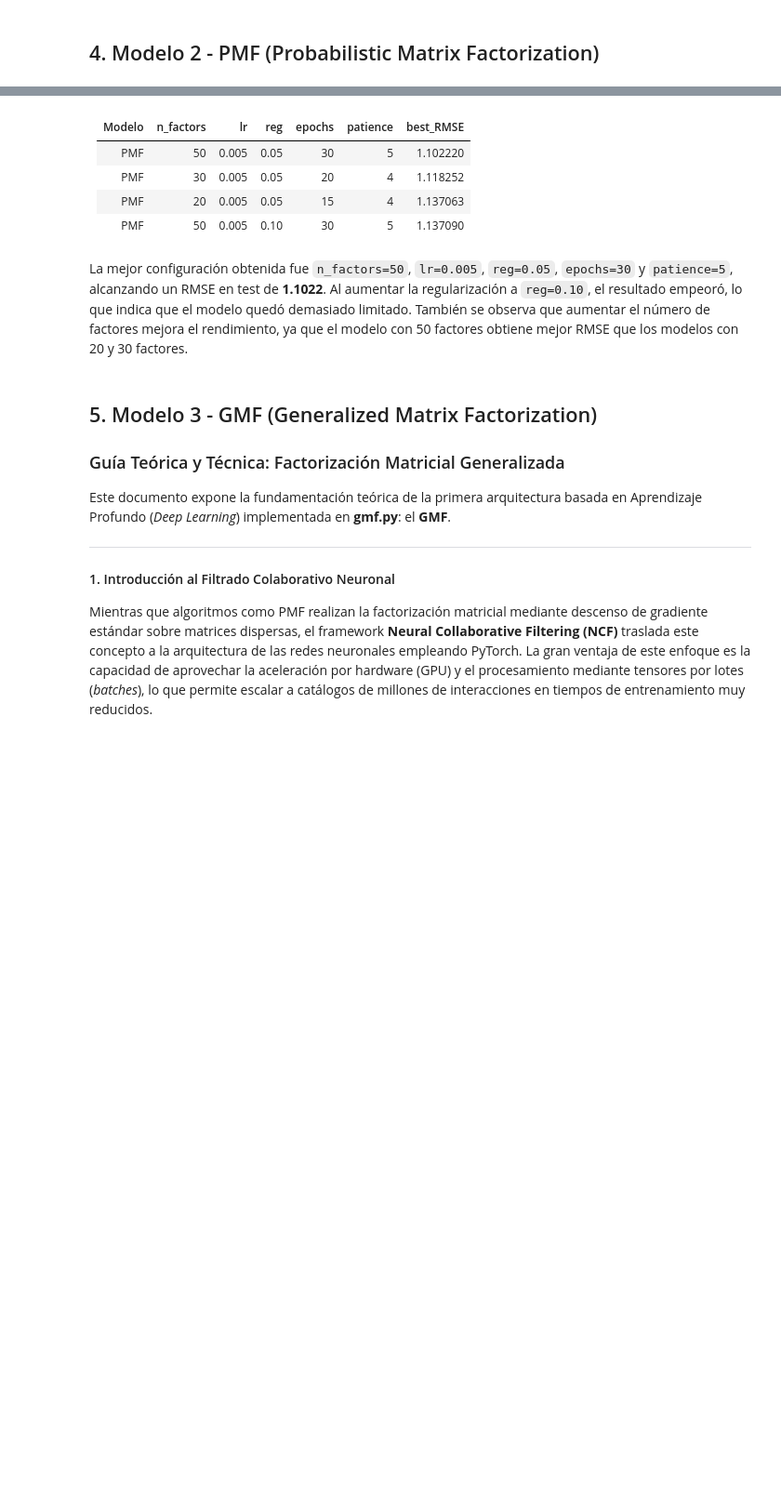
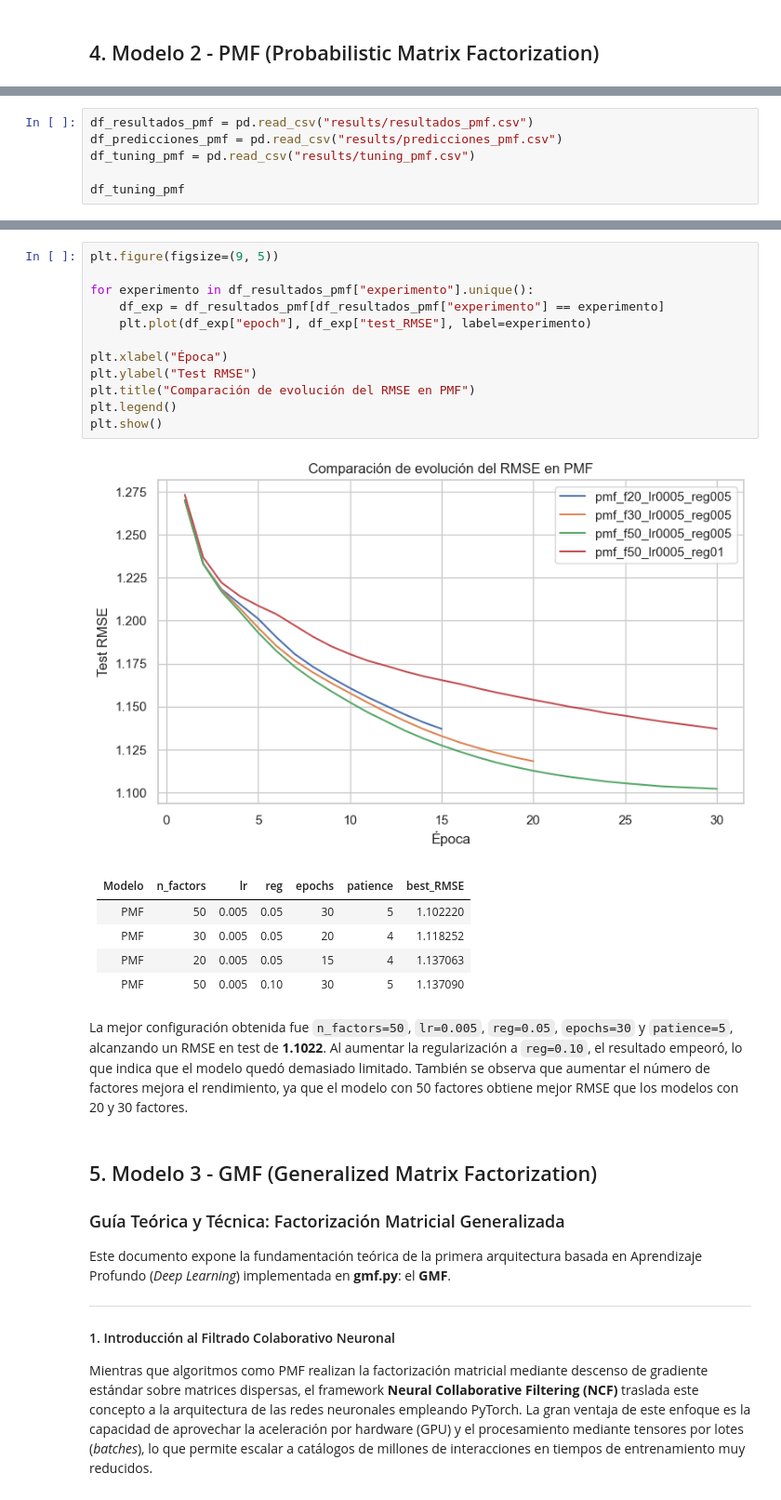
Before and after one commit to aiambo08/anime-recommendation, a Jupyter notebook: main.ipynb, the cells around one changed output, grey strips where cells are left out. Shown at 93% size. Cells and saved outputs as stored; diff of their text form; blank space fills up the shorter version.

Commit message:
Actualiza main y agrega resultados PMF

```diff
--- a/main.ipynb
+++ b/main.ipynb
@@ -292,0 +386,6 @@ KeyboardInterrupt:
+# %%
+df_resultados_pmf = pd.read_csv("results/resultados_pmf.csv")
+df_predicciones_pmf = pd.read_csv("results/predicciones_pmf.csv")
+df_tuning_pmf = pd.read_csv("results/tuning_pmf.csv")
+
+df_tuning_pmf
@@ -293,3 +398,17 @@ KeyboardInterrupt:
+# %%
+plt.figure(figsize=(9, 5))
+
+for experimento in df_resultados_pmf["experimento"].unique():
+    df_exp = df_resultados_pmf[df_resultados_pmf["experimento"] == experimento]
+    plt.plot(df_exp["epoch"], df_exp["test_RMSE"], label=experimento)
+
+plt.xlabel("Época")
+plt.ylabel("Test RMSE")
+plt.title("Comparación de evolución del RMSE en PMF")
+plt.legend()
+plt.show()
+# %% [output]
+[figure, added]
 # %% [markdown]
 | Modelo | n_factors | lr | reg | epochs | patience | best_RMSE |
 |---|---:|---:|---:|---:|---:|---:|
```
Also changed, not shown: parts of 4 cells of this notebook, 3 other files.
